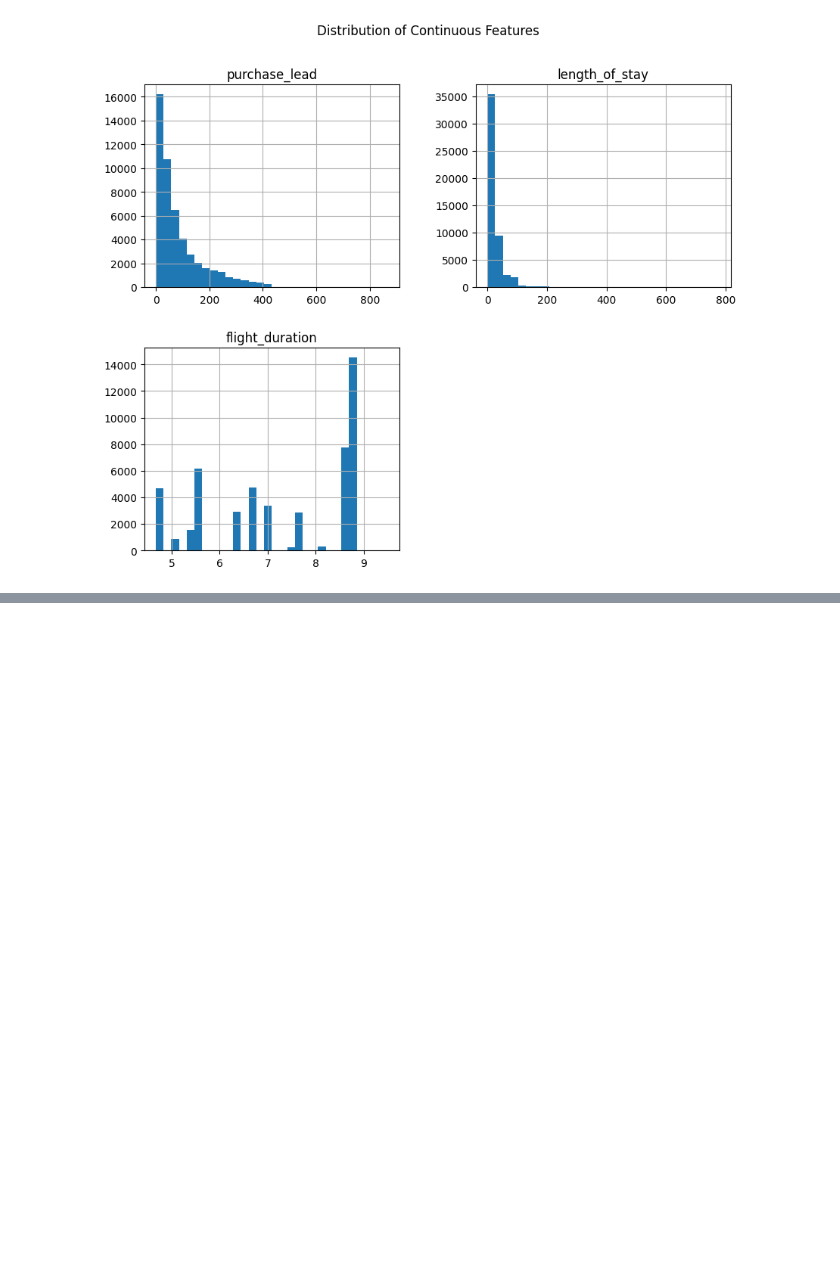
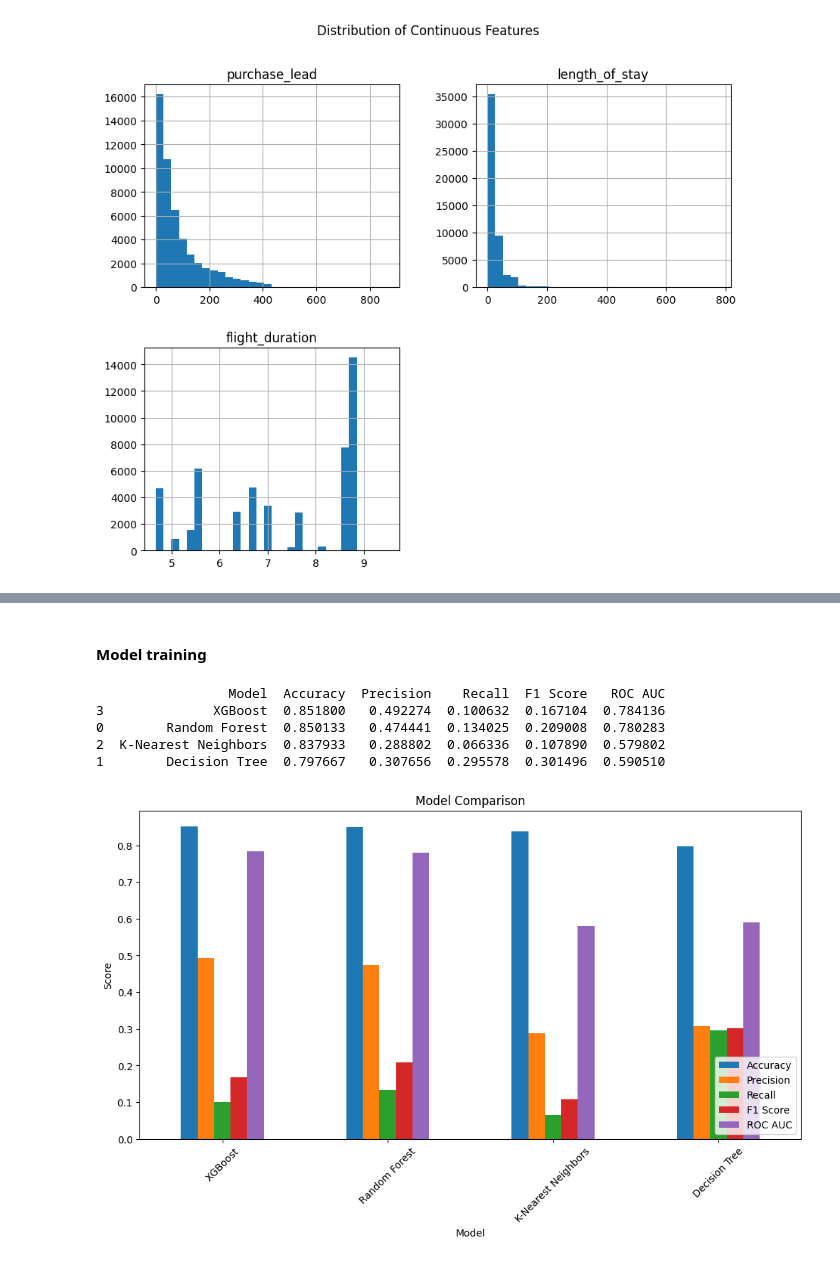
Before and after one commit to dawilwest/British_Airways_Job_Simulation, a Jupyter notebook: Task_2/Getting Started.ipynb, the cells around one changed output, grey strips where cells are left out. Saved outputs shown, nothing was run; the diff lists cells and outputs as text; code cells hidden in the pictures; blank space fills up the shorter version.

```diff
--- a/Task_2/Getting Started.ipynb
+++ b/Task_2/Getting Started.ipynb
@@ -239,0 +700,7 @@ plt.show()
+# %%
+x = df_encoded.drop('booking_complete', axis=1)
+y = df_encoded['booking_complete']
+# %%
+X_train, X_test, y_train, y_test = train_test_split(x, y, test_size=0.3, random_state=42)
+# %% [markdown]
+#### Model training
@@ -239,0 +712,8 @@ plt.show()
+# %%
+# Define models to compare
+models = {
+    "Random Forest": RandomForestClassifier(random_state=42),
+    "Decision Tree": DecisionTreeClassifier(random_state=42),
+    "K-Nearest Neighbors": KNeighborsClassifier(),
+    "XGBoost": XGBClassifier(eval_metric='logloss', random_state=42)
+}
@@ -239,0 +749,25 @@ plt.show()
+# %%
+# Create DataFrame
+results_df = pd.DataFrame(results)
+
+# Sort by Accuracy (or any other metric)
+results_df = results_df.sort_values(by="Accuracy", ascending=False)
+
+# Display results
+print(results_df)
+# %% [output]
+                 Model  Accuracy  Precision    Recall  F1 Score   ROC AUC
+3              XGBoost  0.851800   0.492274  0.100632  0.167104  0.784136
+0        Random Forest  0.850133   0.474441  0.134025  0.209008  0.780283
+2  K-Nearest Neighbors  0.837933   0.288802  0.066336  0.107890  0.579802
+1        Decision Tree  0.797667   0.307656  0.295578  0.301496  0.590510
+# %%
+# Plot Accuracy
+results_df.plot(x="Model", y=["Accuracy", "Precision", "Recall", "F1 Score", "ROC AUC"], kind="bar", figsize=(12, 6))
+plt.title("Model Comparison")
+plt.ylabel("Score")
+plt.xticks(rotation=45)
+plt.legend(loc="lower right")
+plt.show()
+# %% [output]
+[figure, added]
```
Also changed, not shown: parts of 61 cells of this notebook, 1 other file.
